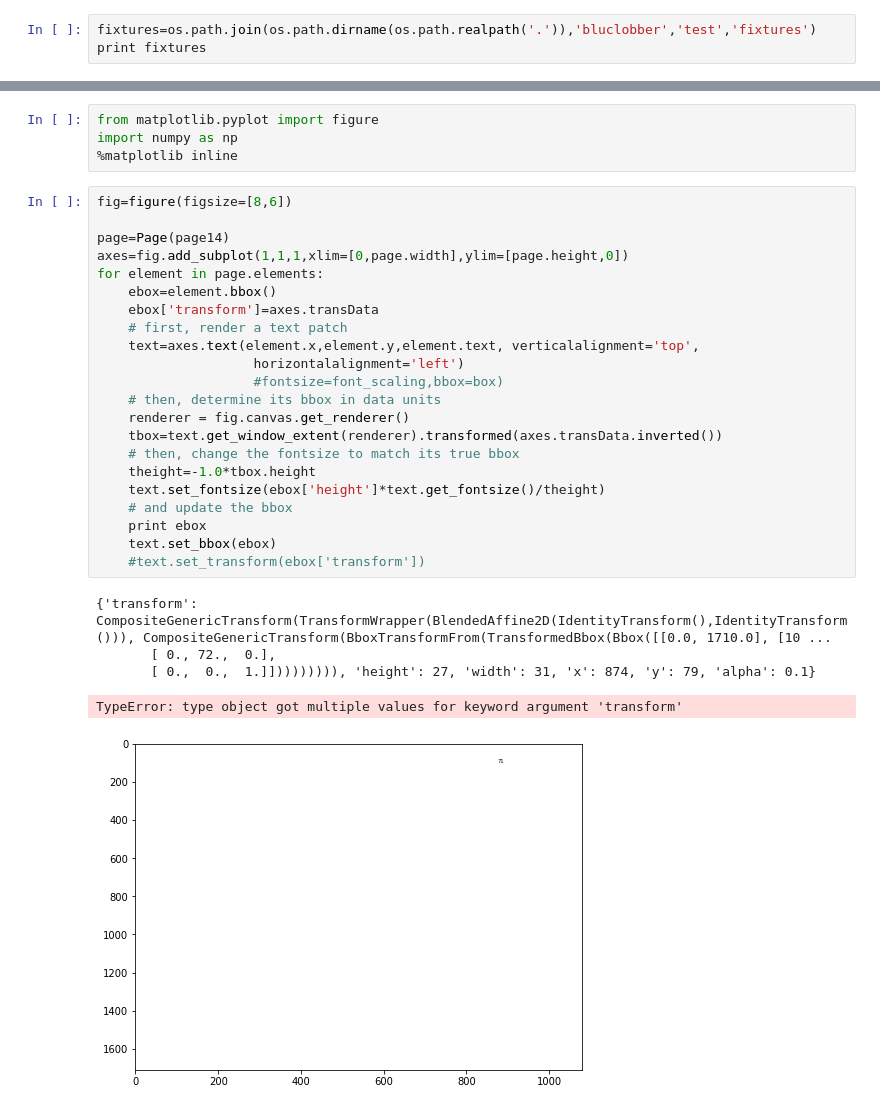
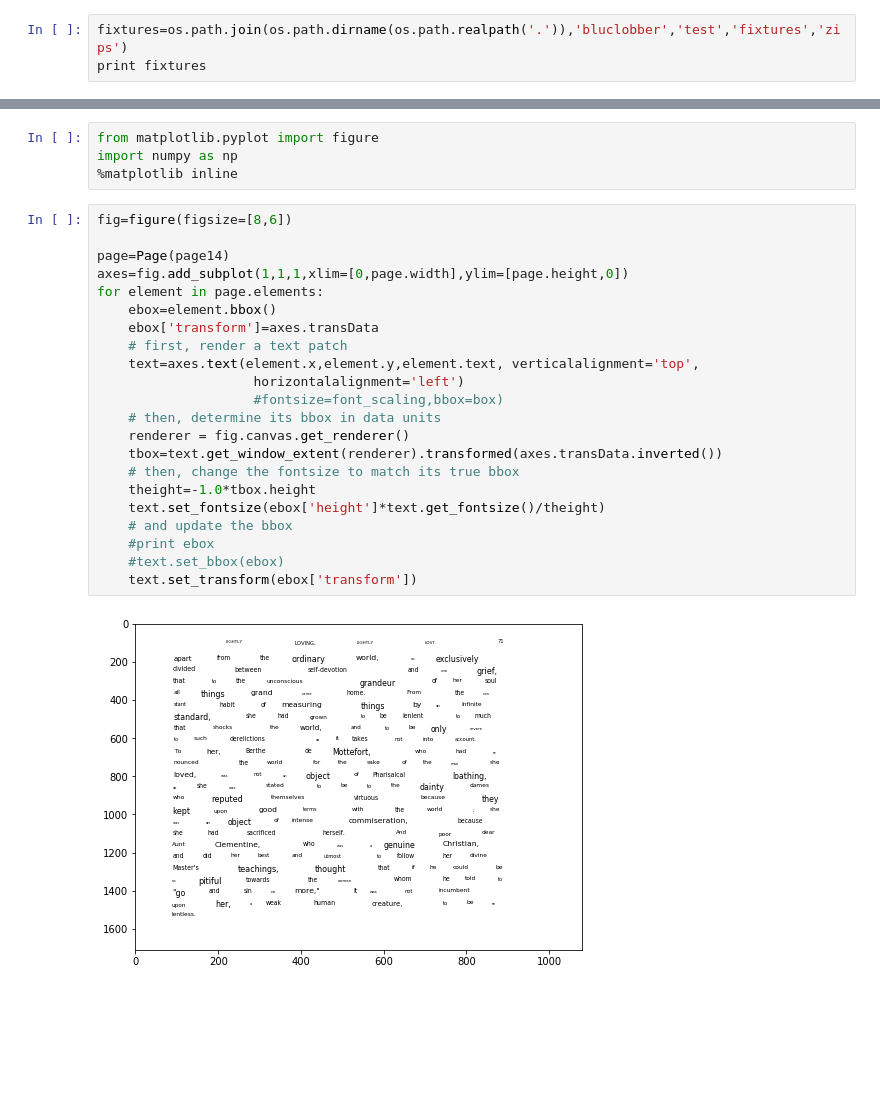
Before and after one commit to rosafilgueira/cluster-code, a Jupyter notebook: bluclobber/Experiments.ipynb, the cells around one changed output, grey strips where cells are left out. Saved outputs shown, nothing was run; the diff lists cells and outputs as text; blank space fills up the shorter version.

```diff
--- a/bluclobber/Experiments.ipynb
+++ b/bluclobber/Experiments.ipynb
@@ -4,6 +4,6 @@ import sys
 import glob
 from lxml import etree
 # %%
-fixtures=os.path.join(os.path.dirname(os.path.realpath('.')),'bluclobber','test','fixtures')
+fixtures=os.path.join(os.path.dirname(os.path.realpath('.')),'bluclobber','test','fixtures','zips')
 print fixtures
 # %% [output]
@@ -98,28 +96,24 @@ import numpy as np
 # %%
 fig=figure(figsize=[8,6])
 
 page=Page(page14)
 axes=fig.add_subplot(1,1,1,xlim=[0,page.width],ylim=[page.height,0])
 for element in page.elements:
     ebox=element.bbox()
     ebox['transform']=axes.transData
     # first, render a text patch
     text=axes.text(element.x,element.y,element.text, verticalalignment='top',
                     horizontalalignment='left')
                     #fontsize=font_scaling,bbox=box)
     # then, determine its bbox in data units
     renderer = fig.canvas.get_renderer()
     tbox=text.get_window_extent(renderer).transformed(axes.transData.inverted())
     # then, change the fontsize to match its true bbox
     theight=-1.0*tbox.height
     text.set_fontsize(ebox['height']*text.get_fontsize()/theight)
     # and update the bbox
-    print ebox
-    text.set_bbox(ebox)
-    #text.set_transform(ebox['transform'])
+    #print ebox
+    #text.set_bbox(ebox)
+    text.set_transform(ebox['transform'])
 # %% [output]
-{'transform': CompositeGenericTransform(TransformWrapper(BlendedAffine2D(IdentityTransform(),IdentityTransform())), CompositeGenericTransform(BboxTransformFrom(TransformedBbox(Bbox([[0.0, 1710.0], [10 ...
-       [ 0., 72.,  0.],
-       [ 0.,  0.,  1.]])))))))), 'height': 27, 'width': 31, 'x': 874, 'y': 79, 'alpha': 0.1}
-TypeError: type object got multiple values for keyword argument 'transform'
-[figure, old version]
+[figure, new version]
```
Also changed, not shown: parts of 4 cells of this notebook, 2 other files.
